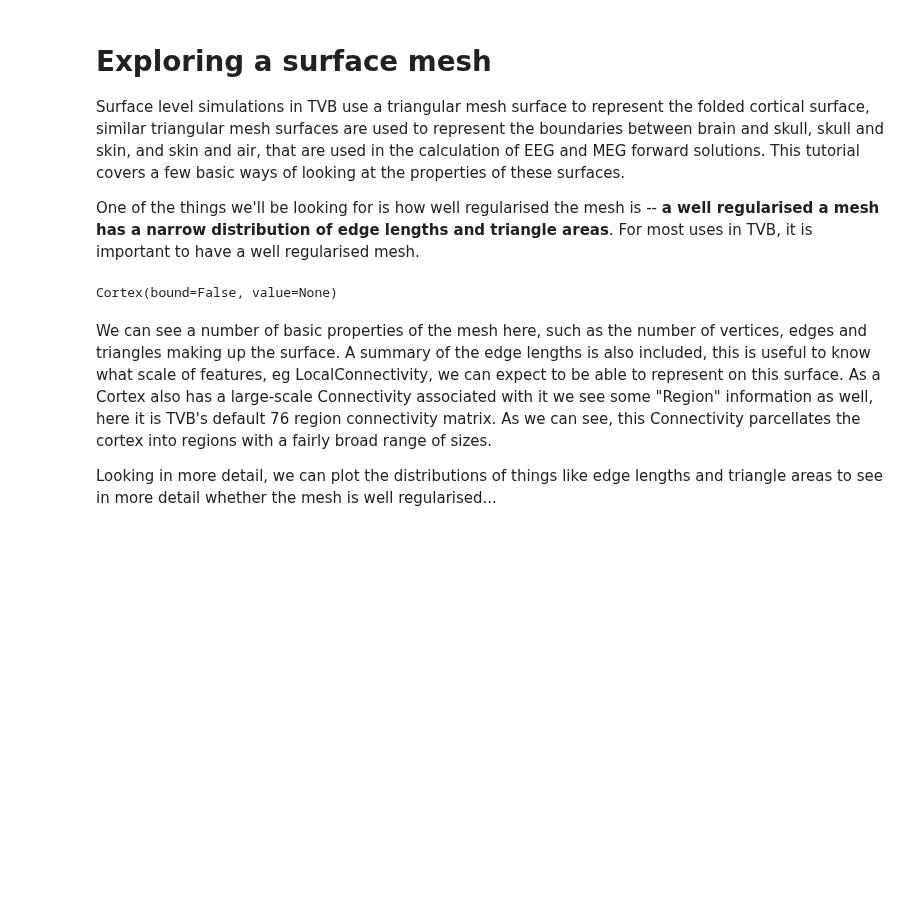
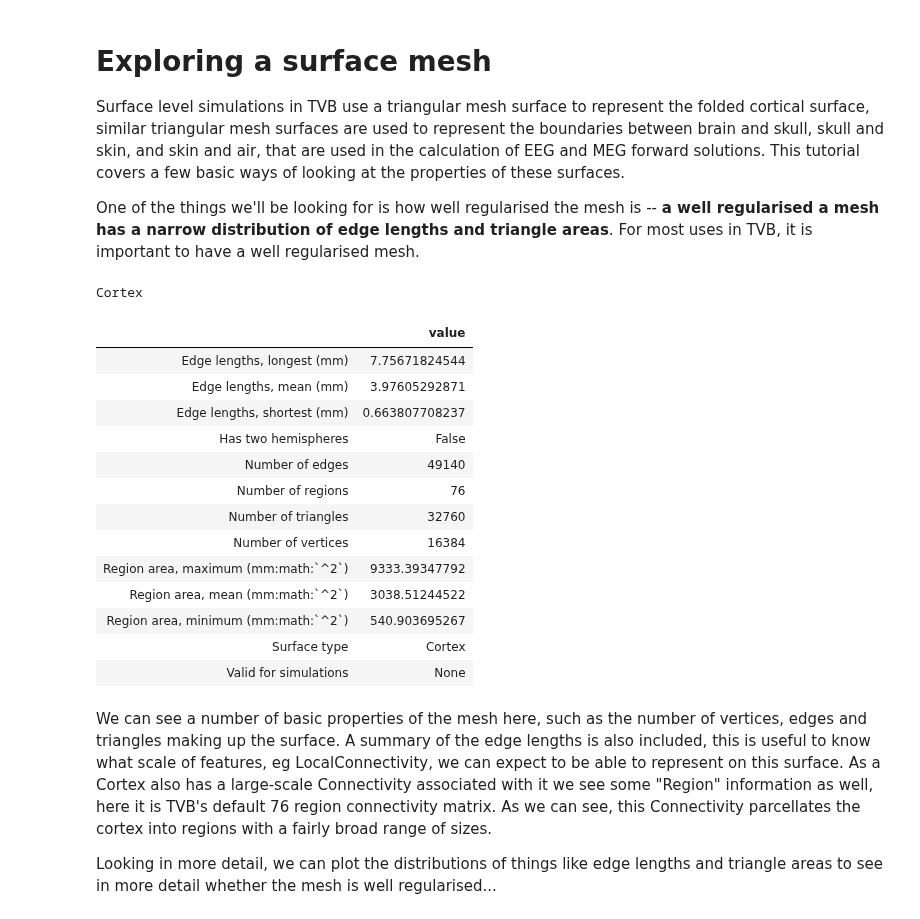
Before and after one commit to the-virtual-brain/tvb-root, a Jupyter notebook: tvb_documentation/demos/exporing_a_surface_mesh.ipynb, the cells around one changed output. Saved outputs shown, nothing was run; the diff lists cells and outputs as text; code cells hidden in the pictures; blank space fills up the shorter version.

```diff
--- a/tvb_documentation/demos/exporing_a_surface_mesh.ipynb
+++ b/tvb_documentation/demos/exporing_a_surface_mesh.ipynb
@@ -17,11 +32,25 @@ One of the things we'll be looking for is how well regularised the mesh is -- **
 well regularised a mesh has a narrow distribution of edge lengths and triangle
 areas**. For most uses in TVB, it is important to have a well regularised mesh.
 # %%
-ctx = cortex.Cortex(load_default=True)
+ctx = cortex.Cortex.from_file()
 ctx.configure()
 ctx
 # %% [output]
-Cortex(bound=False, value=None)
+Cortex
+|  | value |
+| Edge lengths, longest (mm) | 7.75671824544 |
+| Edge lengths, mean (mm) | 3.97605292871 |
+| Edge lengths, shortest (mm) | 0.663807708237 |
+| Has two hemispheres | False |
+| Number of edges | 49140 |
+| Number of regions | 76 |
+| Number of triangles | 32760 |
+| Number of vertices | 16384 |
+| Region area, maximum (mm:math:`^2`) | 9333.39347792 |
+| Region area, mean (mm:math:`^2`) | 3038.51244522 |
+| Region area, minimum (mm:math:`^2`) | 540.903695267 |
+| Surface type | Cortex |
+| Valid for simulations | None |
 # %% [markdown]
 We can see a number of basic properties of the mesh here, such as the number of vertices,
 edges and triangles making up the surface. A summary of the edge lengths is also included,
```
Also changed, not shown: parts of 1 cell of this notebook, 4 other files.
